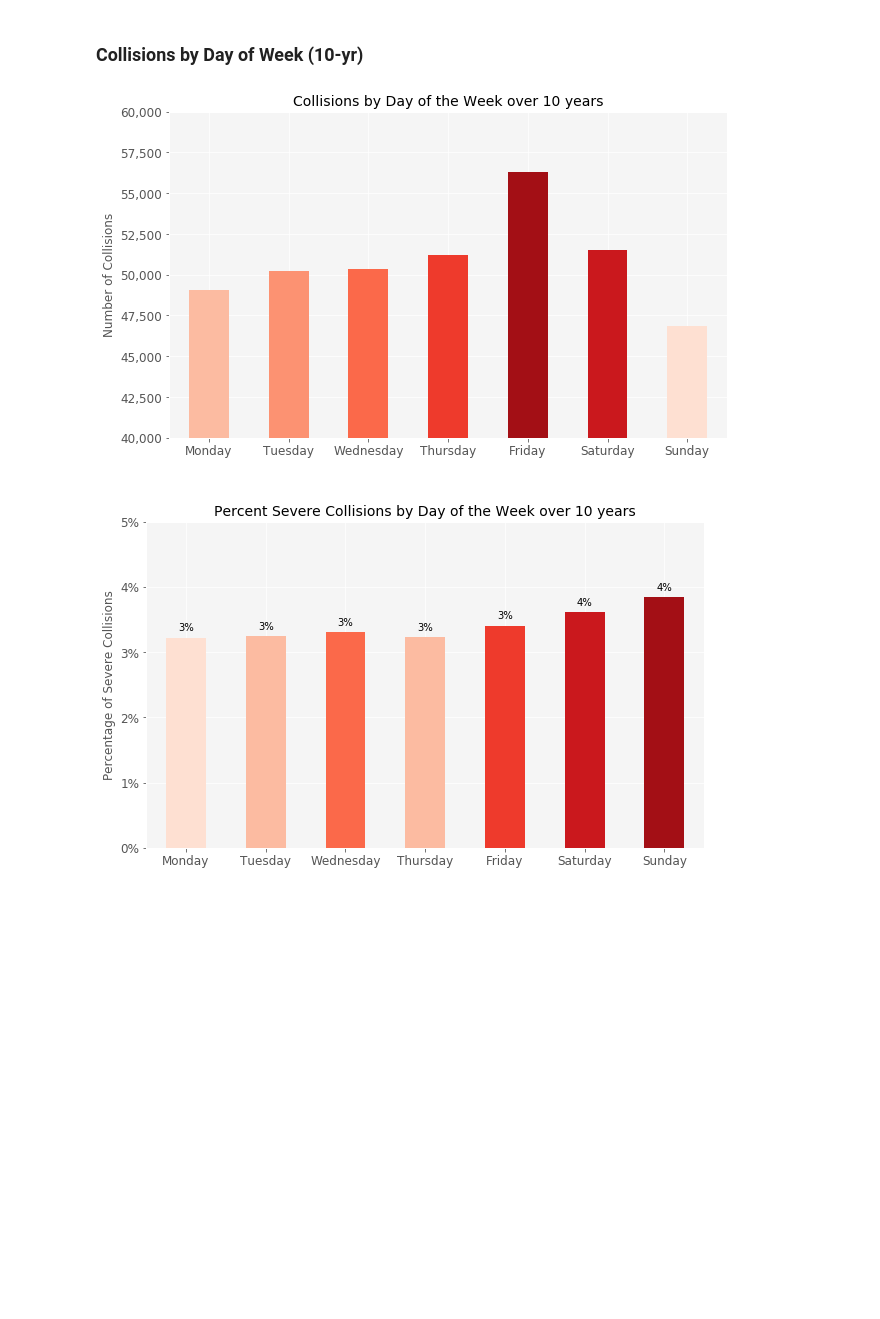
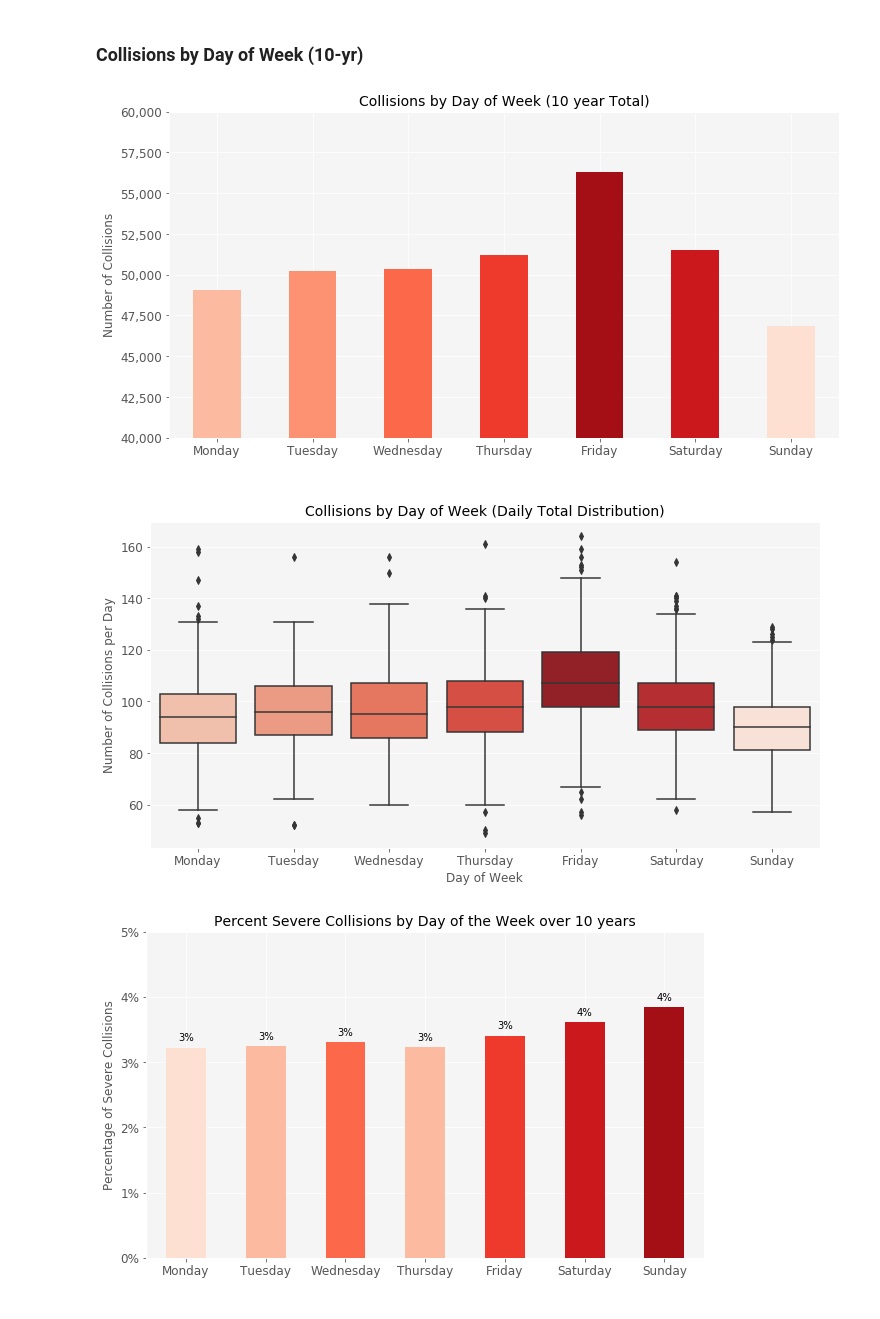
Before and after one commit to chenliny-zz/LA_Collision_Analysis, a Jupyter notebook: collision_exploratory_analysis_la.ipynb, the cells around one changed output. Drawn from its saved outputs; the diff is of its cells as text; code cells hidden in the pictures; blank space fills up the shorter version.

```diff
--- a/collision_exploratory_analysis_la.ipynb
+++ b/collision_exploratory_analysis_la.ipynb
@@ -609,6 +611,7 @@ pio.show(fig)
 # %% [markdown]
 ### Collisions by Day of Week (10-yr)
 # %%
+# 10-year total
 collision_dow = pd.Series(collision.groupby('day_of_week').count()['case_id'])
 collision_dow = collision_dow.reindex([
     'Monday',
@@ -617,37 +620,79 @@ collision_dow = collision_dow.reindex([
     'Thursday',
     'Friday',
     'Saturday',
     'Sunday'
 ])
 
-# define color palette
 pal = sns.color_palette('Reds', 7)
 colordict = {
     'Friday': pal[6],
     'Saturday': pal[5],
     'Thursday': pal[4],
     'Wednesday': pal[3],
     'Tuesday': pal[2],
     'Sunday': pal[0],
     'Monday': pal[1]
 }
 
-ax = collision_dow.plot(figsize=(10, 6), kind='bar', color=[colordict[i] for i in collision_dow.index], width=0.5, rot=0)
+ax = collision_dow.plot(figsize=(12, 6), kind='bar', color=[colordict[i] for i in collision_dow.index], width=0.5, rot=0)
 
-ax.set_title('Collisions by Day of the Week over 10 years', fontsize=14)
+ax.set_title('Collisions by Day of Week (10 year Total)', fontsize=14)
 ax.set_ylim((40000, 60000))
 ax.set_ylabel('Number of Collisions')
 ax.set_xlabel(' ')
 
 fmt = '{x:,.0f}'
 ax.yaxis.set_major_formatter(mtick.StrMethodFormatter(fmt))
 
 for tick in ax.yaxis.get_major_ticks():
     tick.label.set_fontsize(12)
 for tick in ax.xaxis.get_major_ticks():
     tick.label.set_fontsize(12)
+
+
+
+# Daily total distribution
+collision_dow_measure = collision.groupby(
+    ['collision_date', 'day_of_week'], as_index=False
+).count()[['day_of_week', 'case_id']]
+
+collision_dow_measure.rename(
+    columns={
+        'day_of_week': 'Day of Week',
+        'case_id': 'Number of Collisions per Day'
+        }, inplace=True
+)
+
+collision_dow_measure['Day of Week'] = pd.Categorical(
+    collision_dow_measure['Day of Week'],
+    categories=['Monday', 'Tuesday', 'Wednesday', 'Thursday', 'Friday', 'Saturday', 'Sunday'],
+    ordered=True
+)
+
+pal = sns.color_palette('Reds', 7)
+colordict = {
+    'Friday': pal[6],
+    'Saturday': pal[5],
+    'Thursday': pal[4],
+    'Wednesday': pal[3],
+    'Tuesday': pal[2],
+    'Sunday': pal[0],
+    'Monday': pal[1]
+}
+
+plt.figure(figsize=(12, 6))
+ax = sns.boxplot(x='Day of Week', y='Number of Collisions per Day', data=collision_dow_measure, palette=colordict)
+ax.set_title('Collisions by Day of Week (Daily Total Distribution)', fontsize=14)
+
+for tick in ax.yaxis.get_major_ticks():
+    tick.label.set_fontsize(12)
+for tick in ax.xaxis.get_major_ticks():
+    tick.label.set_fontsize(12)
+
+pass
 # %% [output]
-[figure, old version]
+[figure, new version]
+[figure, added]
 # %%
 severe_collision_dow = pd.Series(collision.groupby('day_of_week')['collision_severity'].agg(lambda x: ((x== 'Severe') | (x == 'Fatal')).mean()))
 severe_collision_dow = severe_collision_dow.reindex([
```
Also changed, not shown: parts of 34 cells of this notebook.
